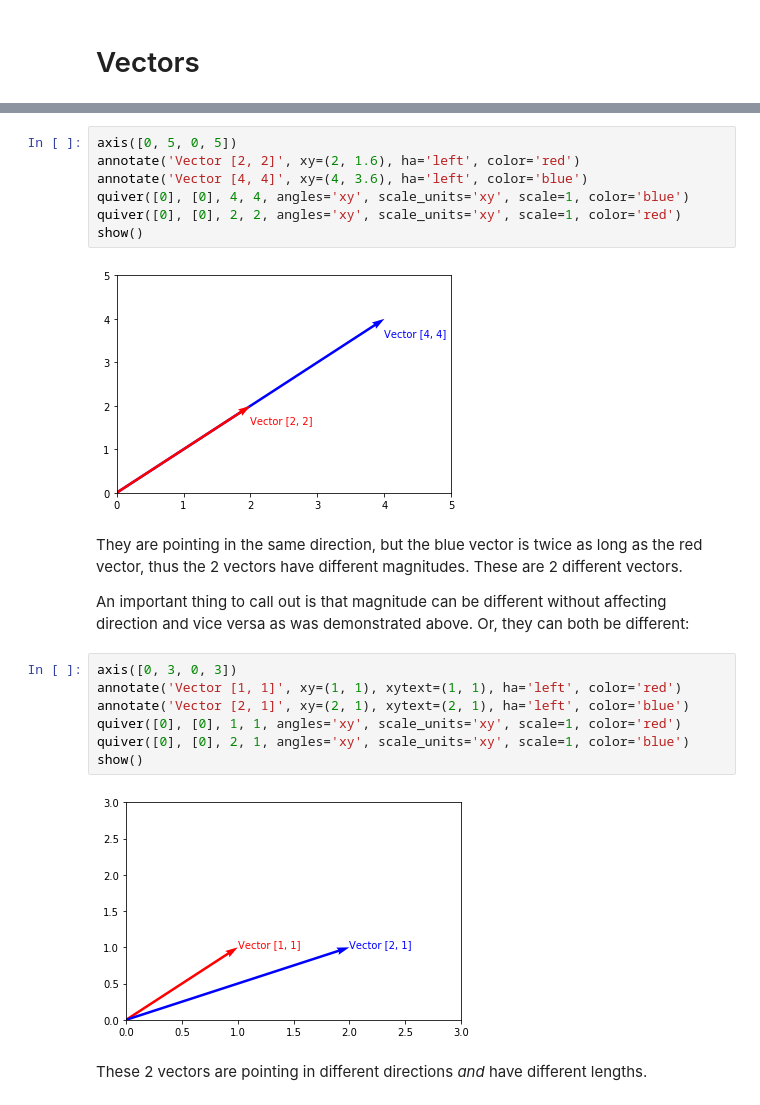
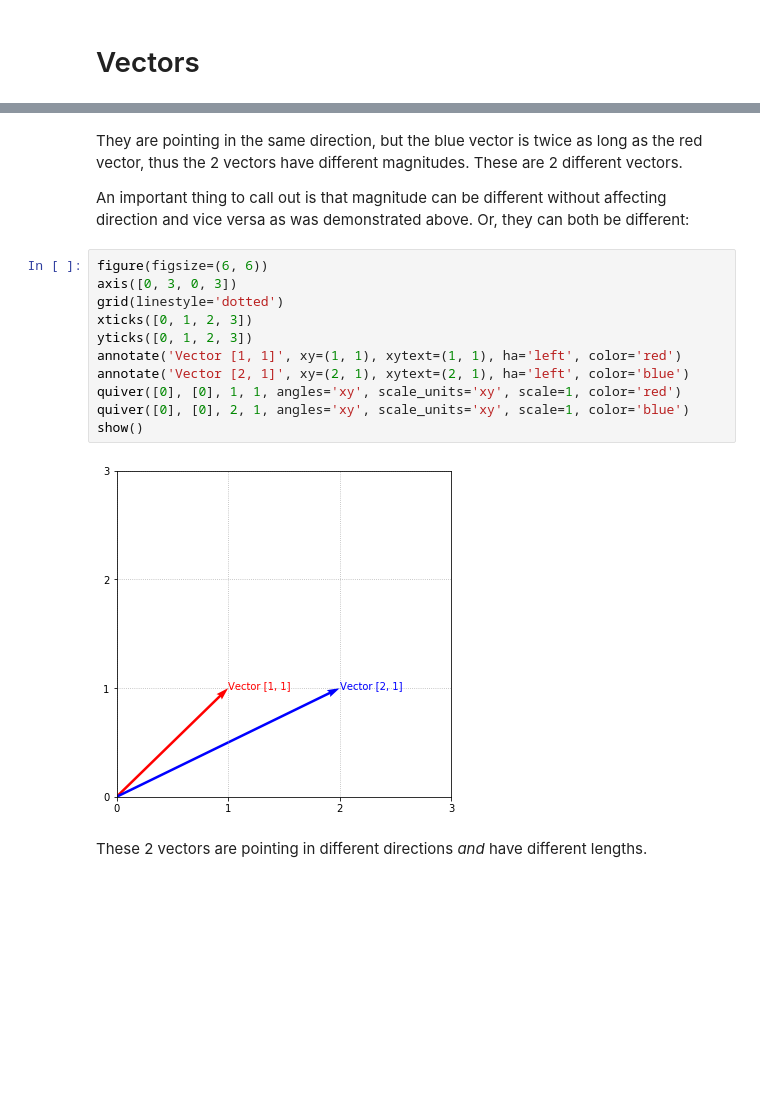
Before and after one commit to blparker/learn-linear-algebra, a Jupyter notebook: Vectors.ipynb, the cells around one changed output, grey strips where cells are left out. Saved outputs shown, nothing was run; the diff lists cells and outputs as text; blank space fills up the shorter version.

```diff
--- a/Vectors.ipynb
+++ b/Vectors.ipynb
@@ -101,25 +142,20 @@ $$\begin{bmatrix}2 \\ 2\end{bmatrix}, \begin{bmatrix}4 \\ 4\end{bmatrix}$$
-# %%
-axis([0, 5, 0, 5])
-annotate('Vector [2, 2]', xy=(2, 1.6), ha='left', color='red')
-annotate('Vector [4, 4]', xy=(4, 3.6), ha='left', color='blue')
-quiver([0], [0], 4, 4, angles='xy', scale_units='xy', scale=1, color='blue')
-quiver([0], [0], 2, 2, angles='xy', scale_units='xy', scale=1, color='red')
-show()
-# %% [output]
-[figure, removed]
 # %% [markdown]
 They are pointing in the same direction, but the blue vector is twice as long as the red vector, thus the 2 vectors have different magnitudes. These are 2 different vectors.
 
 An important thing to call out is that magnitude can be different without affecting direction and vice versa as was demonstrated above. Or, they can both be different:
 # %%
+figure(figsize=(6, 6))
 axis([0, 3, 0, 3])
+grid(linestyle='dotted')
+xticks([0, 1, 2, 3])
+yticks([0, 1, 2, 3])
 annotate('Vector [1, 1]', xy=(1, 1), xytext=(1, 1), ha='left', color='red')
 annotate('Vector [2, 1]', xy=(2, 1), xytext=(2, 1), ha='left', color='blue')
 quiver([0], [0], 1, 1, angles='xy', scale_units='xy', scale=1, color='red')
 quiver([0], [0], 2, 1, angles='xy', scale_units='xy', scale=1, color='blue')
 show()
 # %% [output]
-[figure, old version]
+[figure, new version]
 # %% [markdown]
 These 2 vectors are pointing in different directions _and_ have different lengths.
 # %% [markdown]
```
Also changed, not shown: parts of 65 cells of this notebook.
